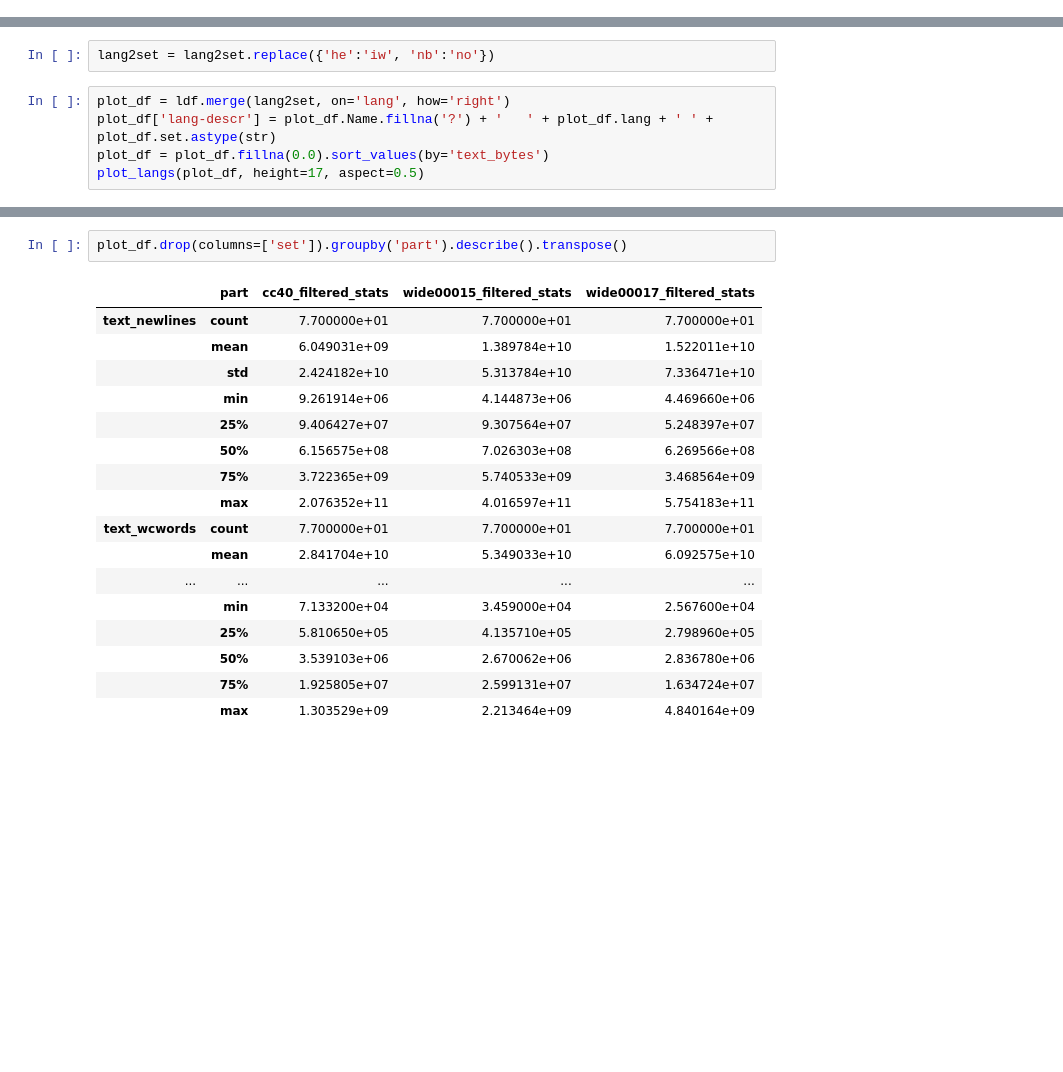
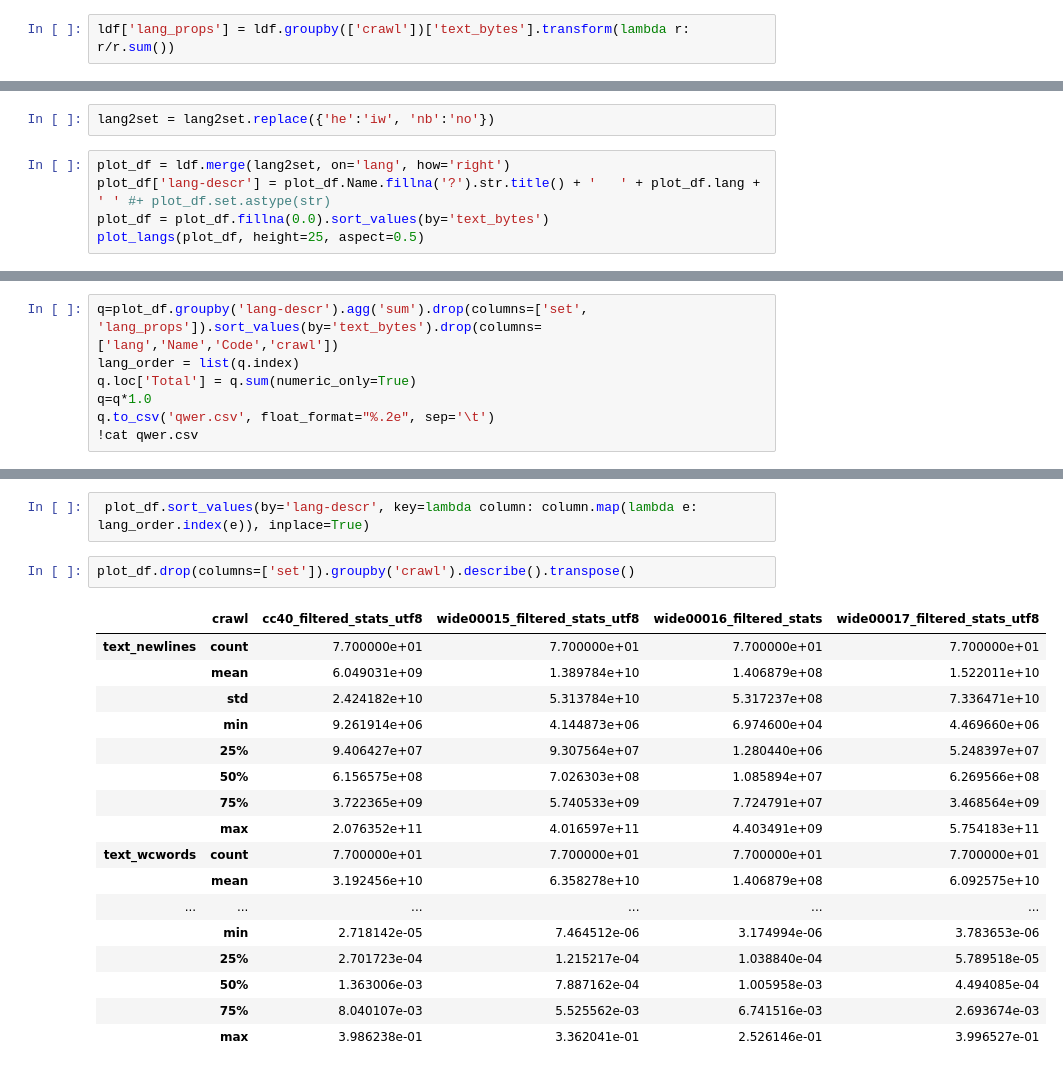
Before and after one commit to hplt-project/warc2text-runner, a Jupyter notebook: stats/lang-stats-comparison.ipynb, the cells around one changed output, grey strips where cells are left out. Cells and saved outputs as stored; diff of their text form; blank space fills up the shorter version.

```diff
--- a/stats/lang-stats-comparison.ipynb
+++ b/stats/lang-stats-comparison.ipynb
@@ -104,0 +117,2 @@ plot_langs(ldf)
+# %%
+ldf['lang_props'] = ldf.groupby(['crawl'])['text_bytes'].transform(lambda r: r/r.sum())
@@ -156,7 +171,7 @@ ldf[ldf.Name.str.contains('norwegian').fillna(False)]
 lang2set = lang2set.replace({'he':'iw', 'nb':'no'})
 # %%
 plot_df = ldf.merge(lang2set, on='lang', how='right')
-plot_df['lang-descr'] = plot_df.Name.fillna('?') + '   ' + plot_df.lang + ' ' + plot_df.set.astype(str)
+plot_df['lang-descr'] = plot_df.Name.fillna('?').str.title() + '   ' + plot_df.lang + ' ' #+ plot_df.set.astype(str)
 plot_df = plot_df.fillna(0.0).sort_values(by='text_bytes')
-plot_langs(plot_df, height=17, aspect=0.5)
+plot_langs(plot_df, height=25, aspect=0.5)
 # %% [output]
@@ -175,0 +205,7 @@ plot_df.groupby('lang').agg('sum').drop(columns=['set']).describe()
+# %%
+q=plot_df.groupby('lang-descr').agg('sum').drop(columns=['set', 'lang_props']).sort_values(by='text_bytes').drop(columns=['lang','Name','Code','crawl'])
+lang_order = list(q.index)
+q.loc['Total'] = q.sum(numeric_only=True)
+q=q*1.0
+q.to_csv('qwer.csv', float_format="%.2e", sep='\t')
+!cat qwer.csv
@@ -176,23 +230,25 @@ plot_df.groupby('lang').agg('sum').drop(columns=['set']).describe()
+# %%
+ plot_df.sort_values(by='lang-descr', key=lambda column: column.map(lambda e: lang_order.index(e)), inplace=True)
 # %%
-plot_df.drop(columns=['set']).groupby('part').describe().transpose()
+plot_df.drop(columns=['set']).groupby('crawl').describe().transpose()
 # %% [output]
-|  | part | cc40_filtered_stats | wide00015_filtered_stats | wide00017_filtered_stats |
-| text_newlines | count | 7.700000e+01 | 7.700000e+01 | 7.700000e+01 |
-|  | mean | 6.049031e+09 | 1.389784e+10 | 1.522011e+10 |
-|  | std | 2.424182e+10 | 5.313784e+10 | 7.336471e+10 |
-|  | min | 9.261914e+06 | 4.144873e+06 | 4.469660e+06 |
-|  | 25% | 9.406427e+07 | 9.307564e+07 | 5.248397e+07 |
-|  | 50% | 6.156575e+08 | 7.026303e+08 | 6.269566e+08 |
-|  | 75% | 3.722365e+09 | 5.740533e+09 | 3.468564e+09 |
-|  | max | 2.076352e+11 | 4.016597e+11 | 5.754183e+11 |
-| text_wcwords | count | 7.700000e+01 | 7.700000e+01 | 7.700000e+01 |
-|  | mean | 2.841704e+10 | 5.349033e+10 | 6.092575e+10 |
-| ... | ... | ... | ... | ... |
-|  | min | 7.133200e+04 | 3.459000e+04 | 2.567600e+04 |
-|  | 25% | 5.810650e+05 | 4.135710e+05 | 2.798960e+05 |
-|  | 50% | 3.539103e+06 | 2.670062e+06 | 2.836780e+06 |
-|  | 75% | 1.925805e+07 | 2.599131e+07 | 1.634724e+07 |
-|  | max | 1.303529e+09 | 2.213464e+09 | 4.840164e+09 |
+|  | crawl | cc40_filtered_stats_utf8 | wide00015_filtered_stats_utf8 | wide00016_filtered_stats | wide00017_filtered_stats_utf8 |
+| text_newlines | count | 7.700000e+01 | 7.700000e+01 | 7.700000e+01 | 7.700000e+01 |
+|  | mean | 6.049031e+09 | 1.389784e+10 | 1.406879e+08 | 1.522011e+10 |
+|  | std | 2.424182e+10 | 5.313784e+10 | 5.317237e+08 | 7.336471e+10 |
+|  | min | 9.261914e+06 | 4.144873e+06 | 6.974600e+04 | 4.469660e+06 |
+|  | 25% | 9.406427e+07 | 9.307564e+07 | 1.280440e+06 | 5.248397e+07 |
+|  | 50% | 6.156575e+08 | 7.026303e+08 | 1.085894e+07 | 6.269566e+08 |
+|  | 75% | 3.722365e+09 | 5.740533e+09 | 7.724791e+07 | 3.468564e+09 |
+|  | max | 2.076352e+11 | 4.016597e+11 | 4.403491e+09 | 5.754183e+11 |
+| text_wcwords | count | 7.700000e+01 | 7.700000e+01 | 7.700000e+01 | 7.700000e+01 |
+|  | mean | 3.192456e+10 | 6.358278e+10 | 1.406879e+08 | 6.092575e+10 |
+| ... | ... | ... | ... | ... | ... |
+|  | min | 2.718142e-05 | 7.464512e-06 | 3.174994e-06 | 3.783653e-06 |
+|  | 25% | 2.701723e-04 | 1.215217e-04 | 1.038840e-04 | 5.789518e-05 |
+|  | 50% | 1.363006e-03 | 7.887162e-04 | 1.005958e-03 | 4.494085e-04 |
+|  | 75% | 8.040107e-03 | 5.525562e-03 | 6.741516e-03 | 2.693674e-03 |
+|  | max | 3.986238e-01 | 3.362041e-01 | 2.526146e-01 | 3.996527e-01 |
 # %%
 sum_plot_df = plot_df.groupby(['lang','lang-descr']).agg('sum').reset_index().sort_values(by='text_bytes')
 plot_langs(sum_plot_df, part_col=None, height=12, aspect=0.7)
```
Also changed, not shown: parts of 28 cells of this notebook, 1 other file.
